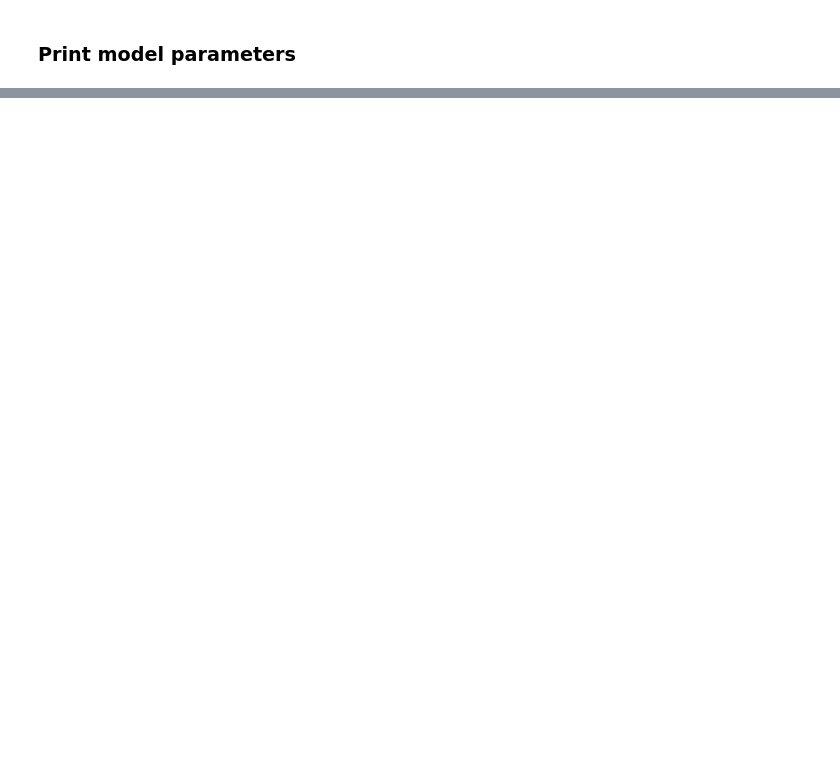
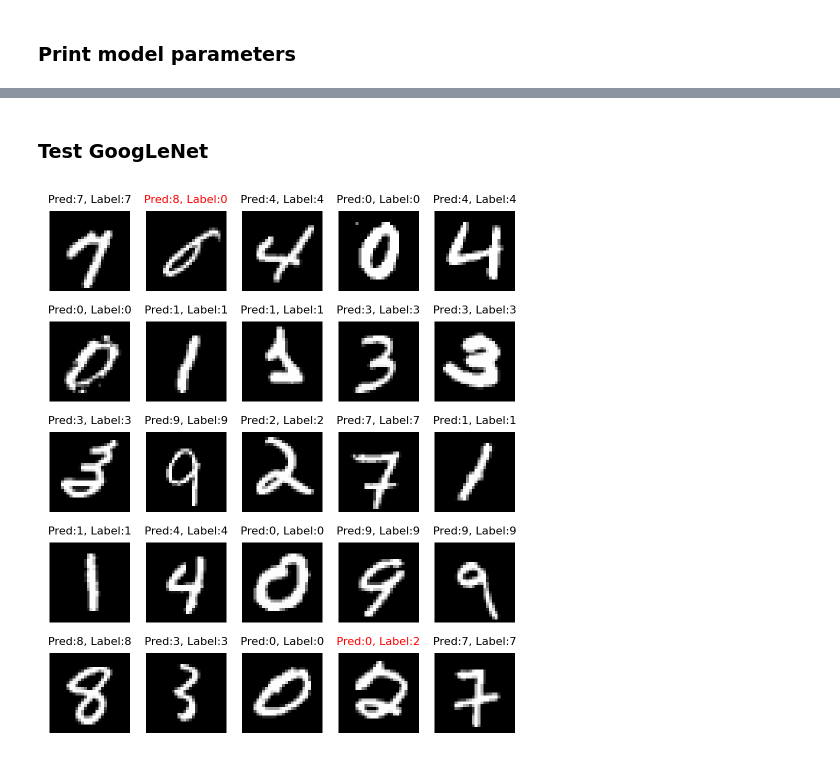
Before and after one commit to sjchoi86/yet-another-pytorch-tutorial-v2, a Jupyter notebook: code/googlenet.ipynb, the cells around one changed output, grey strips where cells are left out. Saved outputs shown, nothing was run; the diff lists cells and outputs as text; code cells hidden in the pictures; blank space fills up the shorter version.

Commit message:
Train alexnet, googlenet, resnet, and vgg for 1 epoch.

```diff
--- a/code/googlenet.ipynb
+++ b/code/googlenet.ipynb
@@ -27,0 +36,4 @@ Ready.
+# %%
+train_iter,test_iter,train_data,train_label,test_data,test_label = \
+    mnist(root_path='../data',batch_size=128)
+print ("MNIST ready.")
@@ -60,9 +74,15 @@ Ready.
 class GoogLeNetClass(nn.Module):
     def __init__(
         self,
+        name        = 'alexnet',
+        x_dim       = (1,28,28),
         num_classes = 1000
     ):
         super(GoogLeNetClass,self).__init__()
+        self.name        = name
+        self.x_dim       = x_dim
+        self.num_classes = num_classes
+
         self.net = nn.Sequential(
             self.b1(),
             self.b2(),
@@ -117,6 +137,29 @@ class GoogLeNetClass(nn.Module):
             nn.Flatten()
         )
 
+    def init_param(self,VERBOSE=False):
+        """
+            Initialize parameters
+        """
+        for m_idx,m in enumerate(self.modules()):
+            if VERBOSE:
+                print ("[%02d]"%(m_idx))
+            if isinstance(m,nn.Conv2d): # init conv
+                nn.init.kaiming_normal_(m.weight)
+                nn.init.zeros_(m.bias)
+            elif isinstance(m,nn.LazyConv2d): # init conv
+                nn.init.kaiming_normal_(m.weight)
+                nn.init.zeros_(m.bias)
+            elif isinstance(m,nn.BatchNorm1d) or isinstance(m,nn.BatchNorm2d):
+                nn.init.constant_(m.weight,1.0)
+                nn.init.constant_(m.bias,0.0)
+            elif isinstance(m,nn.Linear): # lnit dense
+                nn.init.kaiming_normal_(m.weight,nonlinearity='relu')
+                nn.init.zeros_(m.bias)
+            elif isinstance(m,nn.LazyLinear): # lnit dense
+                nn.init.kaiming_normal_(m.weight,nonlinearity='relu')
+                nn.init.zeros_(m.bias)
+
     def forward(self,x):
         """
             Forward propagate
@@ -134,7 +177,9 @@ Ready.
 # %%
 googlenet = GoogLeNetClass(
     num_classes = 1000
-)
+).to(device)
+loss = nn.CrossEntropyLoss()
+optm = th.optim.Adam(googlenet.parameters(),lr=1e-3)
 print ("Ready.")
 # %% [output]
 Ready.
@@ -176,0 +224,2 @@ print_model_parameters(googlenet)
+# %%
+model_train(googlenet,optm,loss,train_iter,test_iter,n_epoch,print_every,device)
@@ -176,0 +228,6 @@ print_model_parameters(googlenet)
+# %% [markdown]
+### Test GoogLeNet
+# %%
+model_test(googlenet,test_data,test_label,device)
+# %% [output]
+[figure, added]
```
Also changed, not shown: parts of 8 cells of this notebook, 3 other files.
